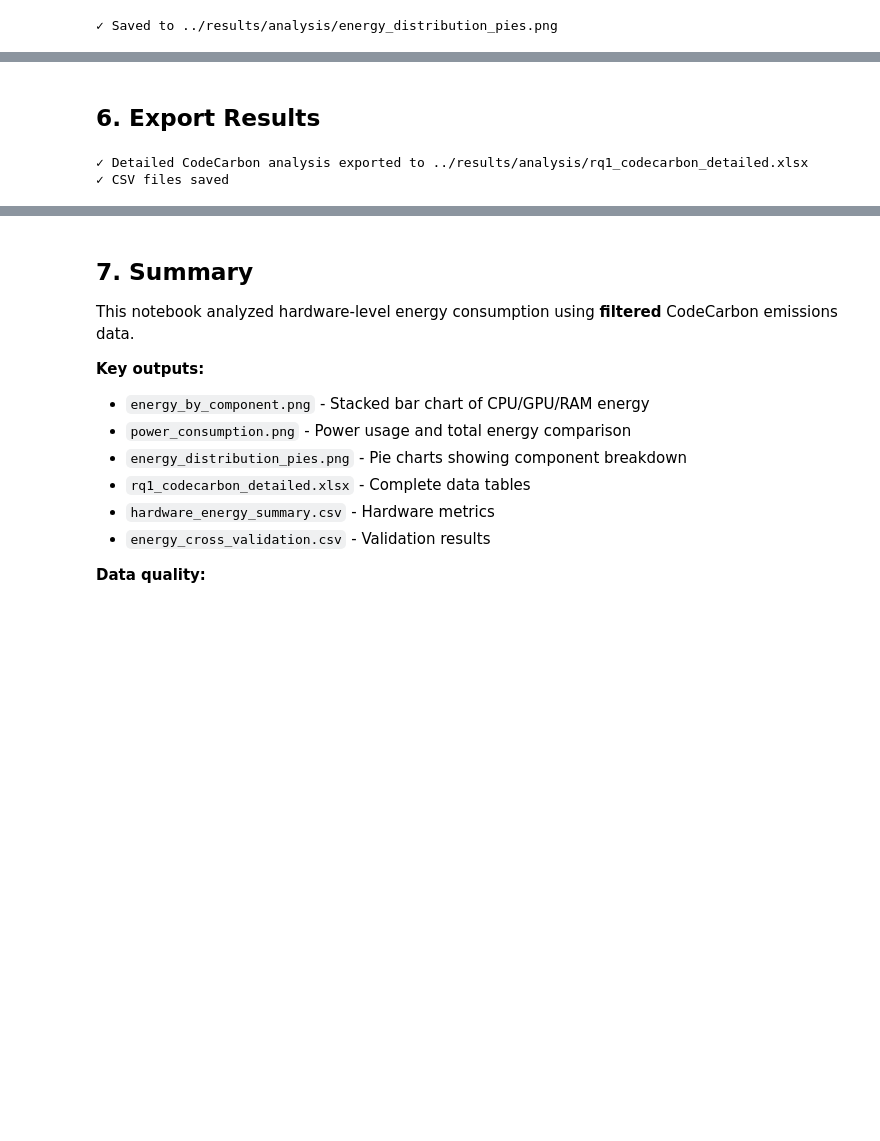
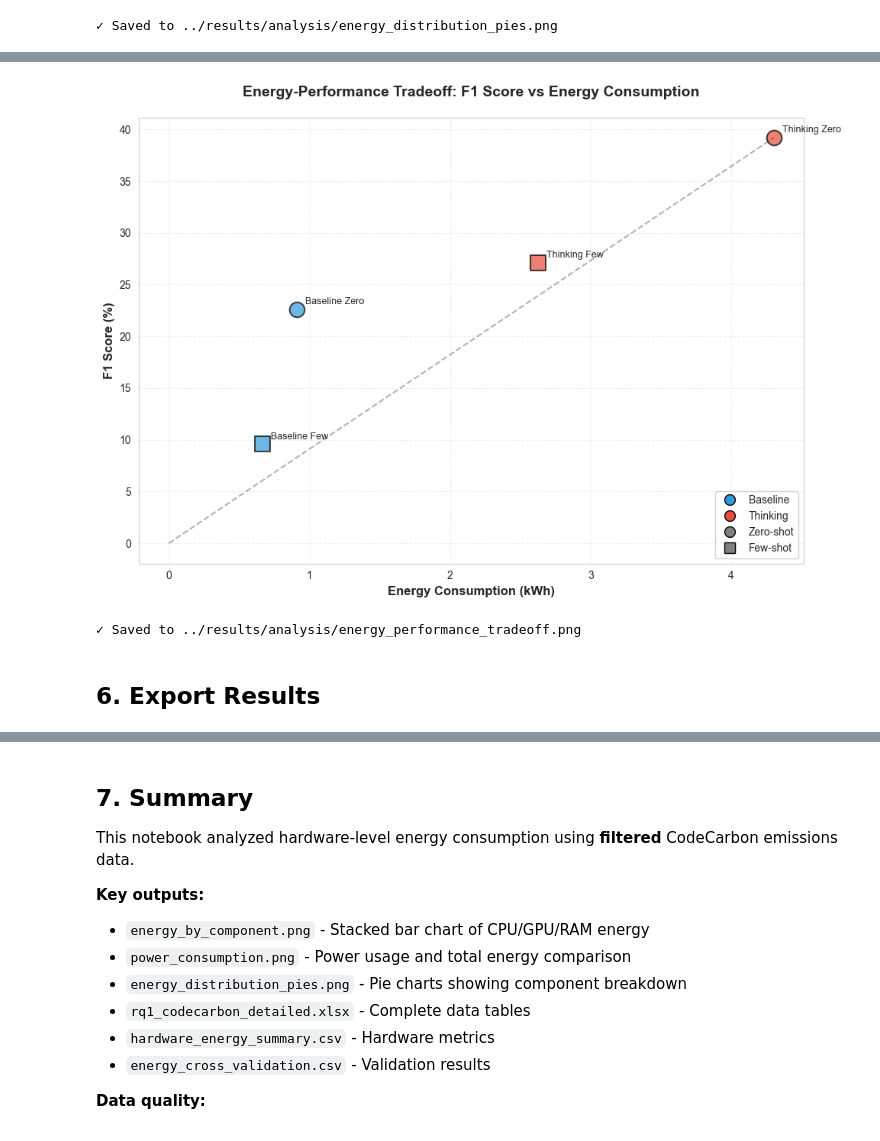
Before and after one commit to unused1/agent-green, a Jupyter notebook: notebooks/rq1_codecarbon_analysis.ipynb, the cells around one changed output, grey strips where cells are left out. Cells and saved outputs as stored; diff of their text form; code cells hidden in the pictures; blank space fills up the shorter version.

```diff
--- a/notebooks/rq1_codecarbon_analysis.ipynb
+++ b/notebooks/rq1_codecarbon_analysis.ipynb
@@ -418,18 +448,61 @@ print(f"✓ Saved to {OUTPUT_DIR / 'energy_distribution_pies.png'}")
+# %%
+# Create scatter plot: F1 Score vs Energy Consumption
+fig, ax = plt.subplots(figsize=(10, 7))
+
+# Define colors and markers
+model_colors = {'Baseline': '#3498db', 'Thinking': '#e74c3c'}
+prompting_markers = {'Zero-shot': 'o', 'Few-shot': 's'}
+
+# Plot each point with appropriate color and marker
+for _, row in tradeoff_df.iterrows():
+    ax.scatter(row['Total Energy (kWh)'], row['F1-Score'] * 100,  # Convert to percentage
+              color=model_colors[row['Model']],
+              marker=prompting_markers[row['Prompting']],
+              s=200, alpha=0.7, edgecolors='black', linewidth=1.5)
+
+    # Add labels for each point
+    label = row['Experiment_x']
+    ax.annotate(label,
+               (row['Total Energy (kWh)'], row['F1-Score'] * 100),
+               xytext=(8, 5), textcoords='offset points',
+               fontsize=9, ha='left')
+
+# Add title and labels
+ax.set_xlabel('Energy Consumption (kWh)', fontsize=12, fontweight='bold')
+ax.set_ylabel('F1 Score (%)', fontsize=12, fontweight='bold')
+ax.set_title('Energy-Performance Tradeoff: F1 Score vs Energy Consumption',
+            fontsize=14, fontweight='bold', pad=20)
+
+# Add grid
+ax.grid(True, alpha=0.3, linestyle='--')
+
+# Create custom legend
+from matplotlib.lines import Line2D
+legend_elements = [
+    Line2D([0], [0], marker='o', color='w', markerfacecolor='#3498db',
+           markersize=10, label='Baseline', markeredgecolor='black', markeredgewidth=1),
+    Line2D([0], [0], marker='o', color='w', markerfacecolor='#e74c3c',
+           markersize=10, label='Thinking', markeredgecolor='black', markeredgewidth=1),
+    Line2D([0], [0], marker='o', color='w', markerfacecolor='gray',
+           markersize=10, label='Zero-shot', markeredgecolor='black', markeredgewidth=1),
+    Line2D([0], [0], marker='s', color='w', markerfacecolor='gray',
+           markersize=10, label='Few-shot', markeredgecolor='black', markeredgewidth=1)
+]
+ax.legend(handles=legend_elements, loc='lower right', fontsize=10, framealpha=0.9)
+
+# Add efficiency line from origin to best F1 point (Thinking Zero-shot)
+best_point = tradeoff_df[tradeoff_df['Experiment_x'] == 'Thinking Zero'].iloc[0]
+ax.plot([0, best_point['Total Energy (kWh)']],
+        [0, best_point['F1-Score'] * 100],
+        'k--', alpha=0.3, linewidth=1.5, label='Efficiency reference')
+
+plt.tight_layout()
+plt.savefig(OUTPUT_DIR / 'energy_performance_tradeoff.png', dpi=300, bbox_inches='tight')
+plt.show()
+
+print(f"✓ Saved to {OUTPUT_DIR / 'energy_performance_tradeoff.png'}")
+# %% [output]
+[figure, added]
+✓ Saved to ../results/analysis/energy_performance_tradeoff.png
 # %% [markdown]
 ## 6. Export Results
-# %%
-# Save all tables to Excel
-with pd.ExcelWriter(OUTPUT_DIR / 'rq1_codecarbon_detailed.xlsx') as writer:
-    hardware_df.to_excel(writer, sheet_name='Hardware Summary', index=False)
-    validation_df.to_excel(writer, sheet_name='Cross-Validation', index=False)
-
-print(f"✓ Detailed CodeCarbon analysis exported to {OUTPUT_DIR / 'rq1_codecarbon_detailed.xlsx'}")
-
-# Also save as CSV
-hardware_df.to_csv(OUTPUT_DIR / 'hardware_energy_summary.csv', index=False)
-validation_df.to_csv(OUTPUT_DIR / 'energy_cross_validation.csv', index=False)
-
-print(f"✓ CSV files saved")
-# %% [output]
-✓ Detailed CodeCarbon analysis exported to ../results/analysis/rq1_codecarbon_detailed.xlsx
-✓ CSV files saved
```
Also changed, not shown: parts of 3 cells of this notebook, 2 other files.
